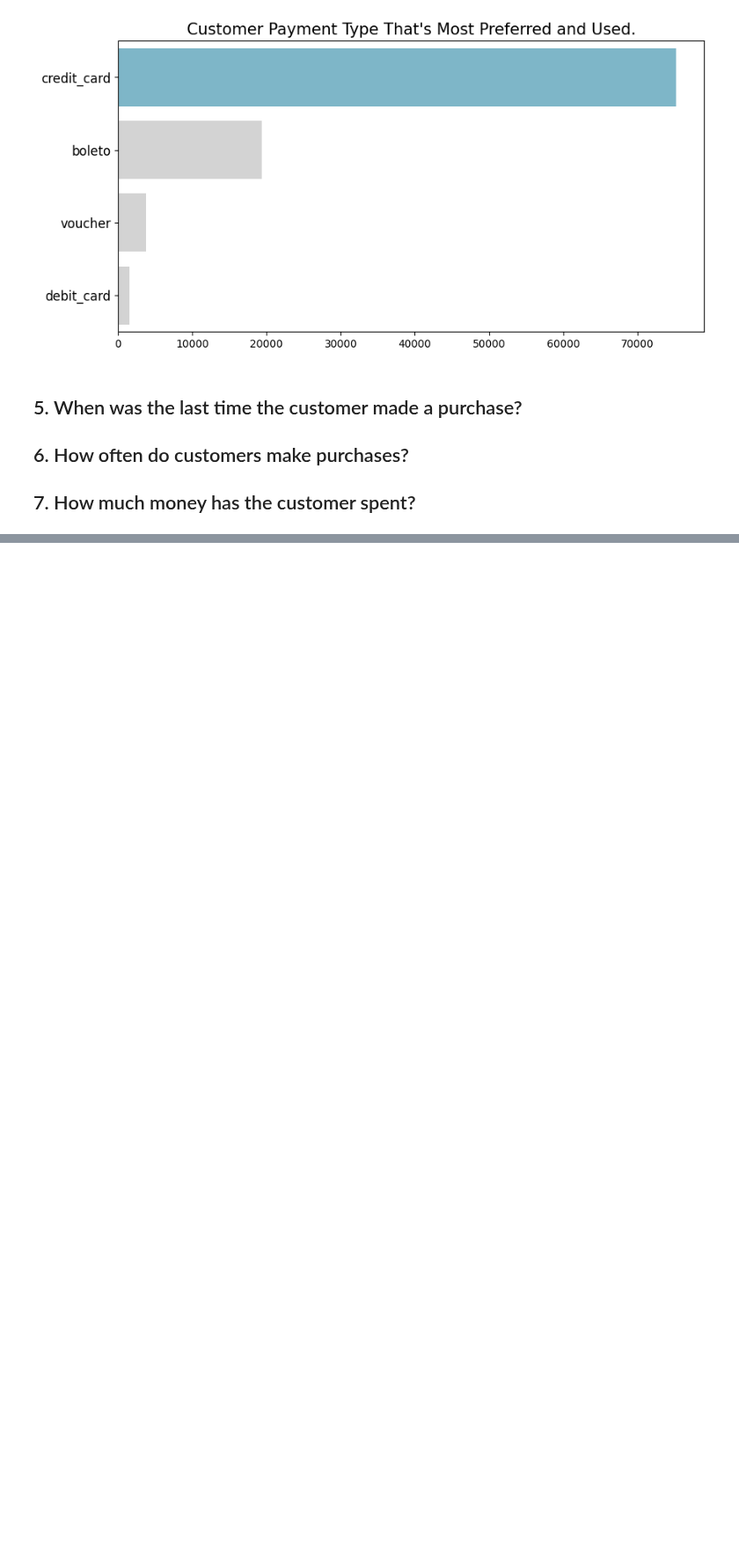
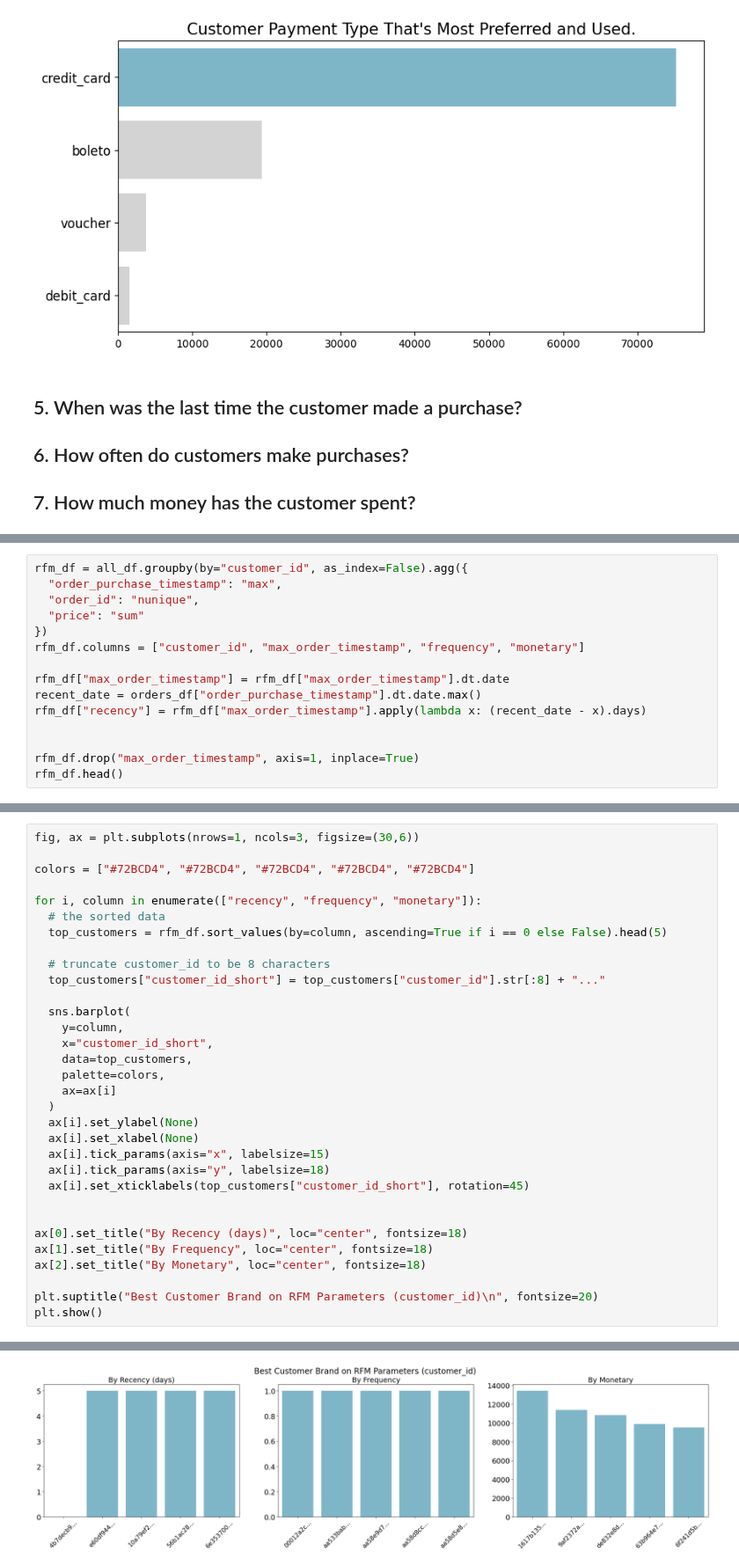
Before and after one commit to naufalmuafi/e-commerce_analysis_project, a Jupyter notebook: main.ipynb, the cells around one changed output, grey strips where cells are left out. Shown at 88% size. Cells and saved outputs as stored; diff of their text form; blank space fills up the shorter version.

```diff
--- a/main.ipynb
+++ b/main.ipynb
@@ -1717,0 +1720,15 @@ Passing `palette` without assigning `hue` is deprecated and will be removed in v
+# %%
+rfm_df = all_df.groupby(by="customer_id", as_index=False).agg({
+  "order_purchase_timestamp": "max",
+  "order_id": "nunique",
+  "price": "sum"
+})
+rfm_df.columns = ["customer_id", "max_order_timestamp", "frequency", "monetary"]
+
+rfm_df["max_order_timestamp"] = rfm_df["max_order_timestamp"].dt.date
+recent_date = orders_df["order_purchase_timestamp"].dt.date.max()
+rfm_df["recency"] = rfm_df["max_order_timestamp"].apply(lambda x: (recent_date - x).days)
+
+
+rfm_df.drop("max_order_timestamp", axis=1, inplace=True)
+rfm_df.head()
@@ -1717,0 +1742,33 @@ Passing `palette` without assigning `hue` is deprecated and will be removed in v
+# %%
+fig, ax = plt.subplots(nrows=1, ncols=3, figsize=(30,6))
+
+colors = ["#72BCD4", "#72BCD4", "#72BCD4", "#72BCD4", "#72BCD4"]
+
+for i, column in enumerate(["recency", "frequency", "monetary"]):
+  # the sorted data
+  top_customers = rfm_df.sort_values(by=column, ascending=True if i == 0 else False).head(5)
+
+  # truncate customer_id to be 8 characters
+  top_customers["customer_id_short"] = top_customers["customer_id"].str[:8] + "..."
+
+  sns.barplot(
+    y=column,
+    x="customer_id_short",
+    data=top_customers,
+    palette=colors,
+    ax=ax[i]
+  )
+  ax[i].set_ylabel(None)
+  ax[i].set_xlabel(None)
+  ax[i].tick_params(axis="x", labelsize=15)
+  ax[i].tick_params(axis="y", labelsize=18)
+  ax[i].set_xticklabels(top_customers["customer_id_short"], rotation=45)
+
+
+ax[0].set_title("By Recency (days)", loc="center", fontsize=18)
+ax[1].set_title("By Frequency", loc="center", fontsize=18)
+ax[2].set_title("By Monetary", loc="center", fontsize=18)
+
+plt.suptitle("Best Customer Brand on RFM Parameters (customer_id)\n", fontsize=20)
+plt.show()
+# %% [output]
@@ -1717,0 +1786 @@ Passing `palette` without assigning `hue` is deprecated and will be removed in v
+[figure, added]
```
Also changed, not shown: parts of 12 cells of this notebook.
